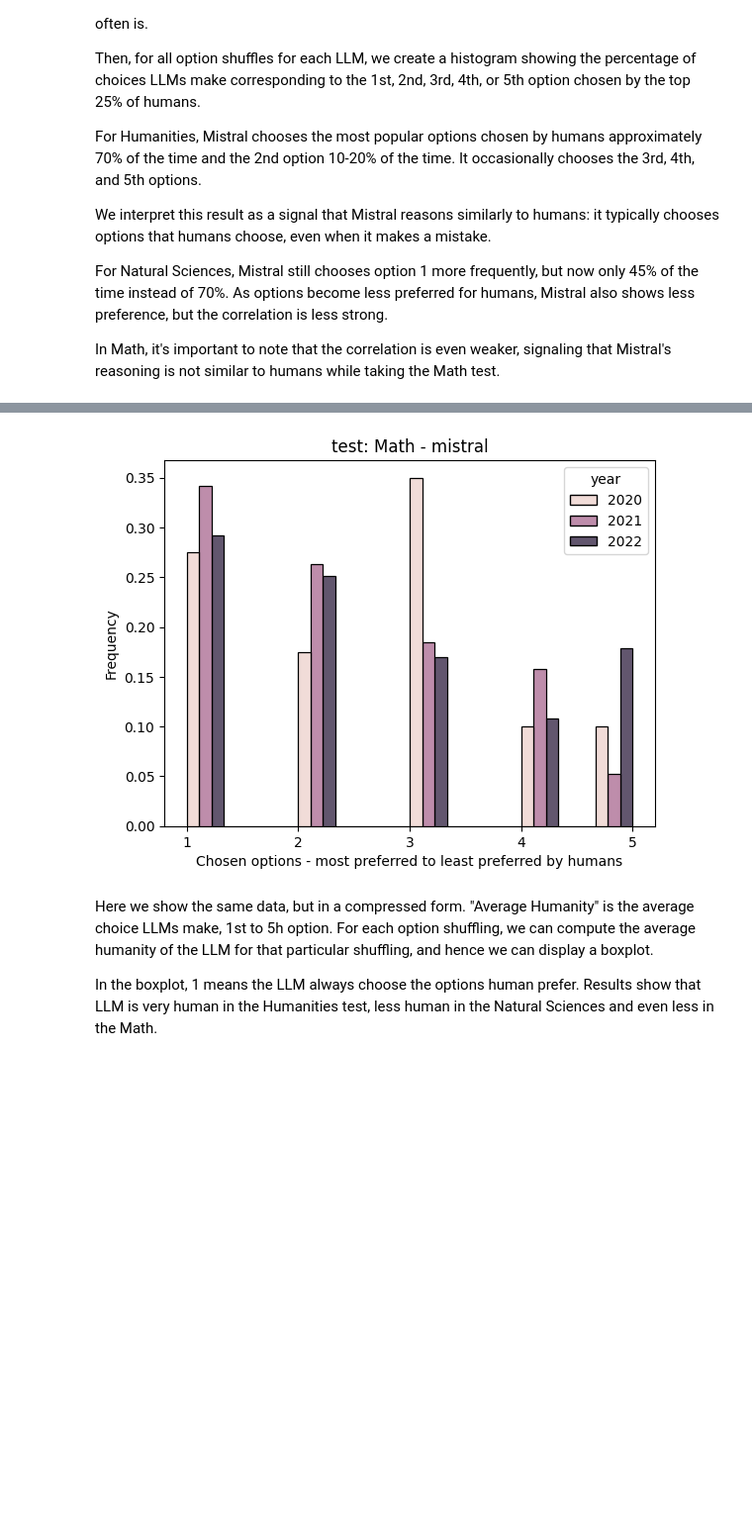
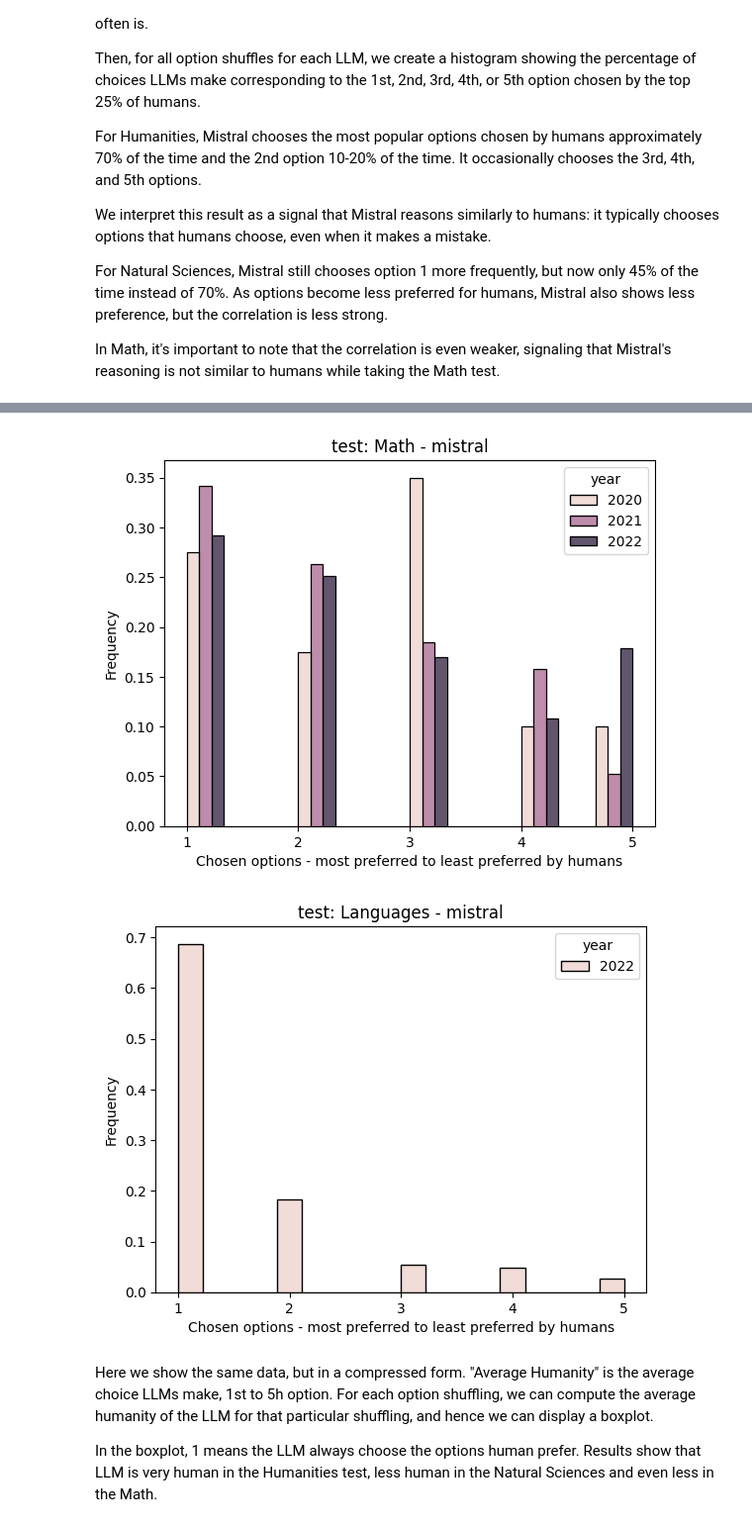
Before and after one commit to BU-UFMG-Research/irt-llms, a Jupyter notebook: scripts/plots/enem-llm-distractor-analysis.ipynb, the cells around one changed output, grey strips where cells are left out. Shown at 99% size. Saved outputs shown, nothing was run; the diff lists cells and outputs as text; code cells hidden in the pictures; blank space fills up the shorter version.

```diff
--- a/scripts/plots/enem-llm-distractor-analysis.ipynb
+++ b/scripts/plots/enem-llm-distractor-analysis.ipynb
@@ -58,7 +60,7 @@ import matplotlib.pyplot as plt
 import pandas as pd
 import seaborn as sns
 
-for exam in ['CH', 'CN', 'MT']:
+for exam in ['CH', 'CN', 'MT', 'LC']:
     for llm in ['mistral', 'llama2']:
 
         if exam not in dic_logs[llm].keys() or len(dic_logs[llm][exam]) == 0:
@@ -68,33 +70,34 @@ for exam in ['CH', 'CN', 'MT']:
         year_data = []
         for year in dic_logs[llm][exam].keys():
                    sequence = dic_logs[llm][exam][year]['human_sequence'].tolist()
 
                    # We do not want to take guessed options into account.
                    if 'invalid_answer' in dic_logs[llm][exam][year].columns:
                        invalid = dic_logs[llm][exam][year]['invalid_answer'].tolist()
                        sequence = [num for num, invalid in zip(sequence, invalid) if invalid == False]
 
 
                    human_sequence_data += sequence
                    year_data += [year] * len(sequence)
 
         dfs = pd.DataFrame(data={'human_sequence': human_sequence_data,
                              'year': year_data
                         })
 
         sns.histplot(data=dfs, x="human_sequence", hue="year", stat="probability", common_norm=False, multiple="dodge"), #shrink=.8)
 
         plt.xlabel('Chosen options - most preferred to least preferred by humans')
         plt.ylabel('Frequency')
         plt.title(f'test: {dic_exam_to_paper_name[exam]} - {llm}')
         plt.xticks([1, 2, 3, 4, 5])
         plt.savefig(f'figures/distractor-analysis/{llm}-{exam}-humanity-histogram.pdf', format='pdf',bbox_inches='tight')
         plt.show()
 # %% [output]
 [figure]
 [figure]
 [figure]
 [figure]
+[figure, added]
 # %% [markdown]
 Here we show the same data, but in a compressed form.
 "Average Humanity" is the average choice LLMs make, 1st to 5h option.
```
Also changed, not shown: parts of 6 cells of this notebook, 2 other files.
